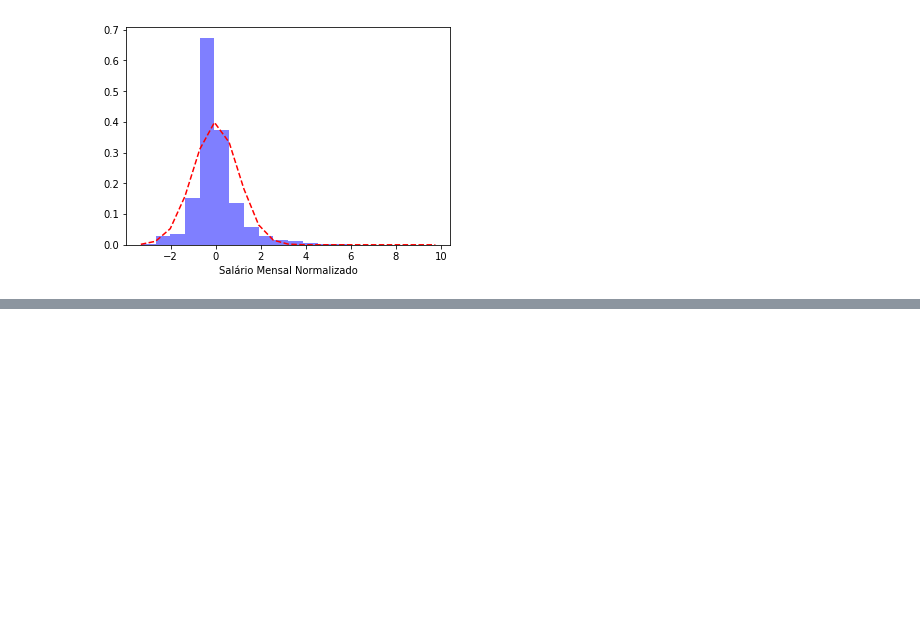
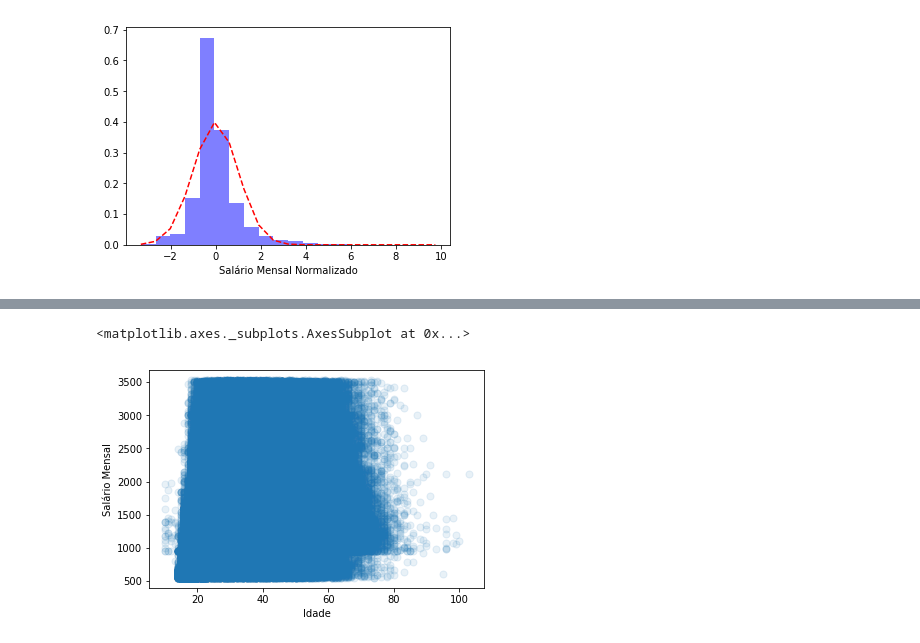
Before and after one commit to tsilverio/Desafio1_DataScience, a Jupyter notebook: Desafio1_Thiago.ipynb, the cells around one changed output, grey strips where cells are left out. Drawn from its saved outputs; the diff is of its cells as text; code cells hidden in the pictures; blank space fills up the shorter version.

```diff
--- a/Desafio1_Thiago.ipynb
+++ b/Desafio1_Thiago.ipynb
@@ -415,0 +433,7 @@ plt.show()
+# %%
+#Dispersão da Idade / Salario Mensal Normalizado
+# ***Falta fazer a Distruibuição!
+Salario_Medio_Teste.plot.scatter(x='Idade', y='Salário Mensal', s=50, alpha=0.1)
+# %% [output]
+<matplotlib.axes._subplots.AxesSubplot at 0x...>
+[figure, added]
```
Also changed, not shown: parts of 21 cells of this notebook.
